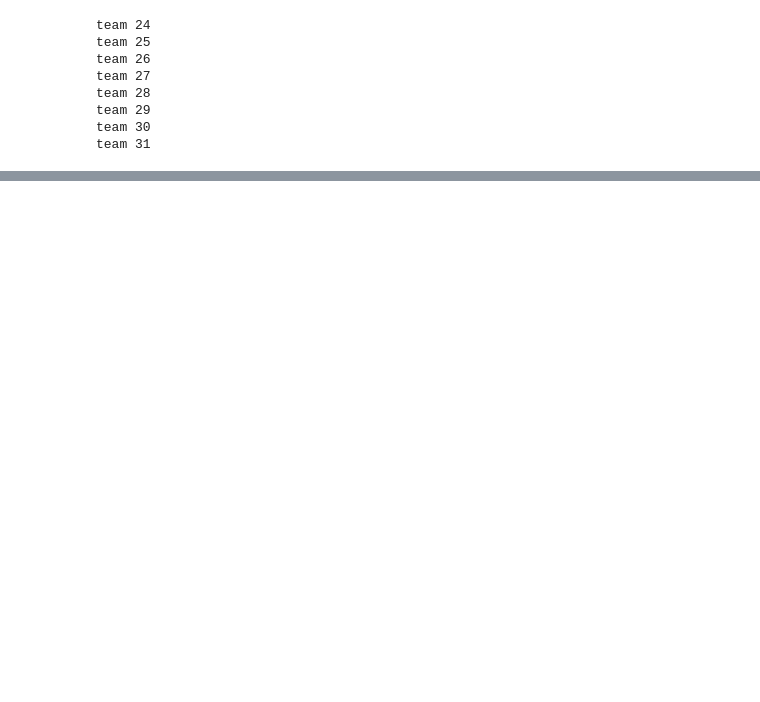
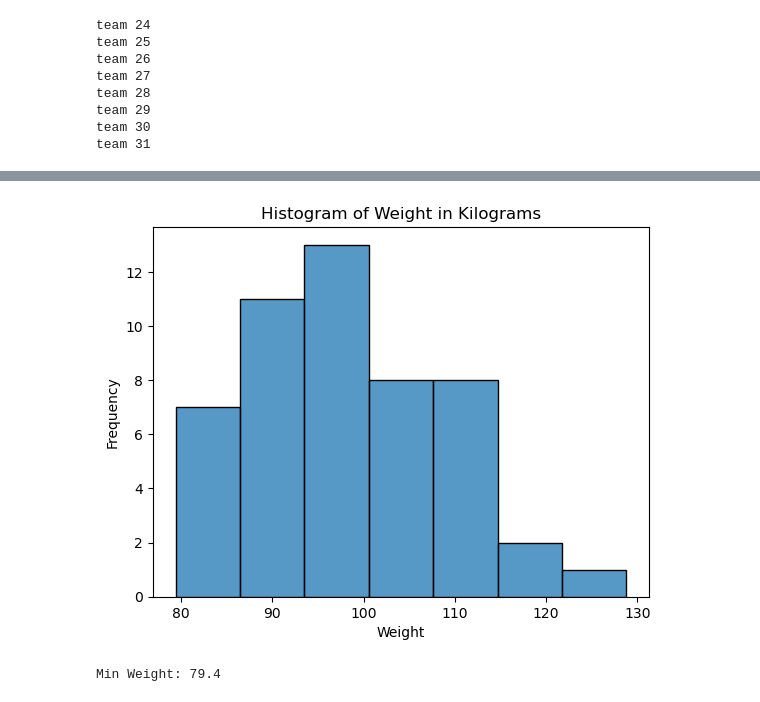
Before and after one commit to isaacaguilar97/you-in-nba, a Jupyter notebook: NBA_project.ipynb, the cells around one changed output, grey strips where cells are left out. Drawn from its saved outputs; the diff is of its cells as text; code cells hidden in the pictures; blank space fills up the shorter version.

```diff
--- a/NBA_project.ipynb
+++ b/NBA_project.ipynb
@@ -306,13 +351,19 @@ plt.show()
 # %%
 # Weight Histogram
 
 # Heigth Histogram
-sns.histplot(players_df['weight_kg'])
+sns.histplot(final_df['weight_kg'])
 
 # Optional: Customize plot labels and title
 plt.xlabel('Weight')
 plt.ylabel('Frequency')
 plt.title('Histogram of Weight in Kilograms')
 
 # Show the plot
 plt.show()
+# %% [output]
+[figure, added]
+# %%
+print(f"Min Weight: {final_df['weight_kg'].min()}")
+# %% [output]
+Min Weight: 79.4
```
Also changed, not shown: parts of 18 cells of this notebook, 2 other files.
